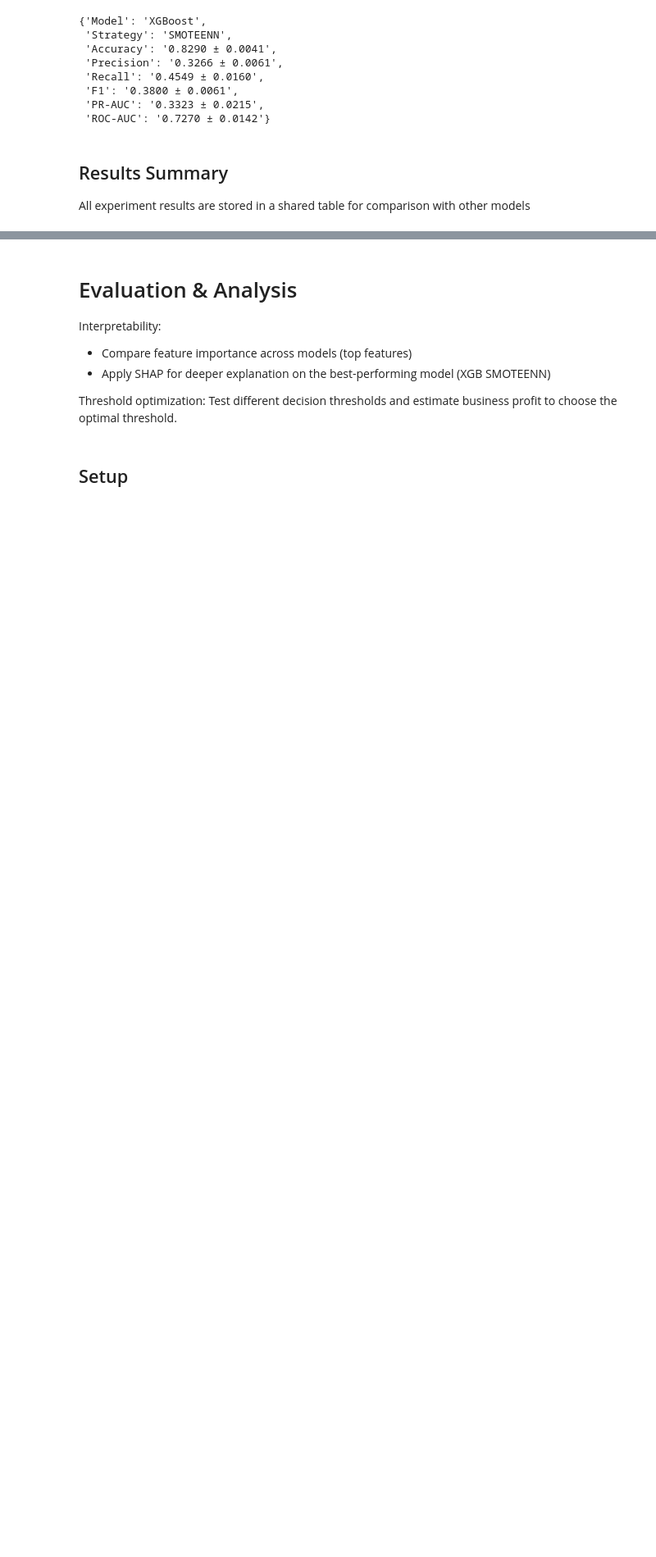
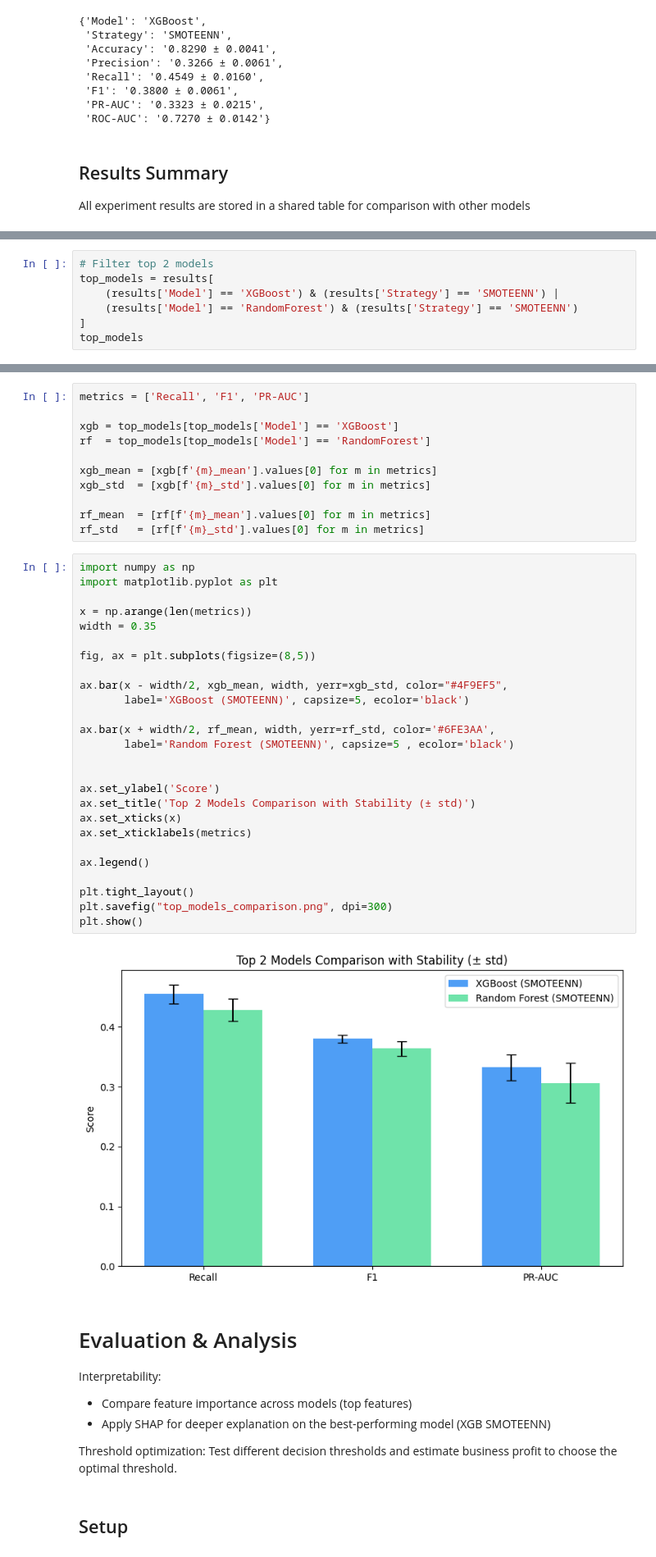
Before and after one commit to zahraMajed/bank-deposit-prediction, a Jupyter notebook: notebooks/02_xgboost_evaluation.ipynb, the cells around one changed output, grey strips where cells are left out. Shown at 82% size. Saved outputs shown, nothing was run; the diff lists cells and outputs as text; blank space fills up the shorter version.

```diff
--- a/notebooks/02_xgboost_evaluation.ipynb
+++ b/notebooks/02_xgboost_evaluation.ipynb
@@ -210,0 +223,7 @@ results
+# %%
+# Filter top 2 models
+top_models = results[
+    (results['Model'] == 'XGBoost') & (results['Strategy'] == 'SMOTEENN') |
+    (results['Model'] == 'RandomForest') & (results['Strategy'] == 'SMOTEENN')
+]
+top_models
@@ -211,3 +234,42 @@ results
+# %%
+metrics = ['Recall', 'F1', 'PR-AUC']
+
+xgb = top_models[top_models['Model'] == 'XGBoost']
+rf  = top_models[top_models['Model'] == 'RandomForest']
+
+xgb_mean = [xgb[f'{m}_mean'].values[0] for m in metrics]
+xgb_std  = [xgb[f'{m}_std'].values[0] for m in metrics]
+
+rf_mean  = [rf[f'{m}_mean'].values[0] for m in metrics]
+rf_std   = [rf[f'{m}_std'].values[0] for m in metrics]
+# %%
+import numpy as np
+import matplotlib.pyplot as plt
+
+x = np.arange(len(metrics))
+width = 0.35
+
+fig, ax = plt.subplots(figsize=(8,5))
+
+ax.bar(x - width/2, xgb_mean, width, yerr=xgb_std, color="#4F9EF5",
+       label='XGBoost (SMOTEENN)', capsize=5, ecolor='black')
+
+ax.bar(x + width/2, rf_mean, width, yerr=rf_std, color='#6FE3AA',
+       label='Random Forest (SMOTEENN)', capsize=5 , ecolor='black')
+
+
+ax.set_ylabel('Score')
+ax.set_title('Top 2 Models Comparison with Stability (± std)')
+ax.set_xticks(x)
+ax.set_xticklabels(metrics)
+
+ax.legend()
+
+plt.tight_layout()
+plt.savefig("top_models_comparison.png", dpi=300)
+plt.show()
+# %% [output]
+[figure, added]
 # %% [markdown]
 # Evaluation & Analysis
 
```
Also changed, not shown: parts of 3 cells of this notebook.
